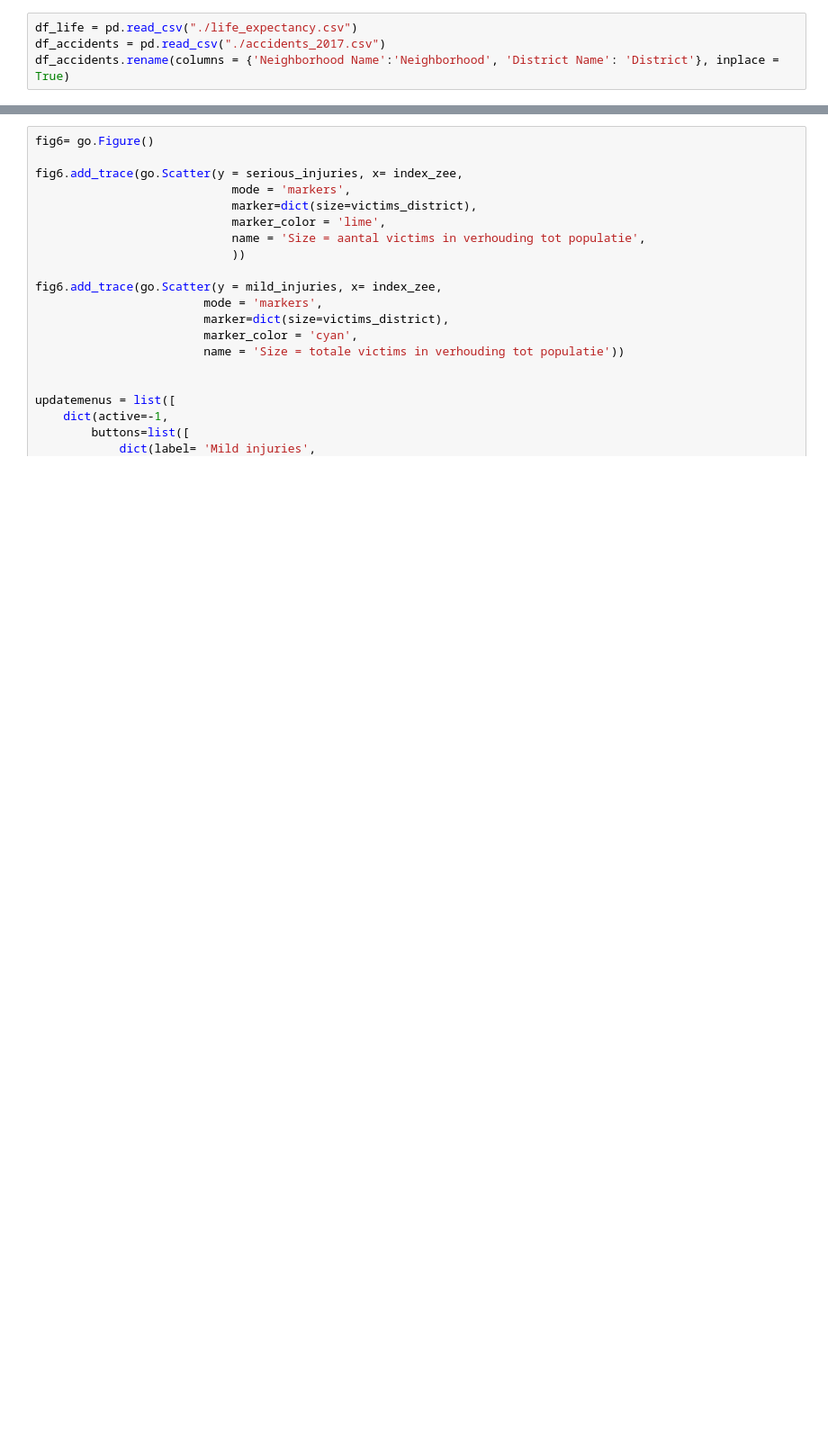
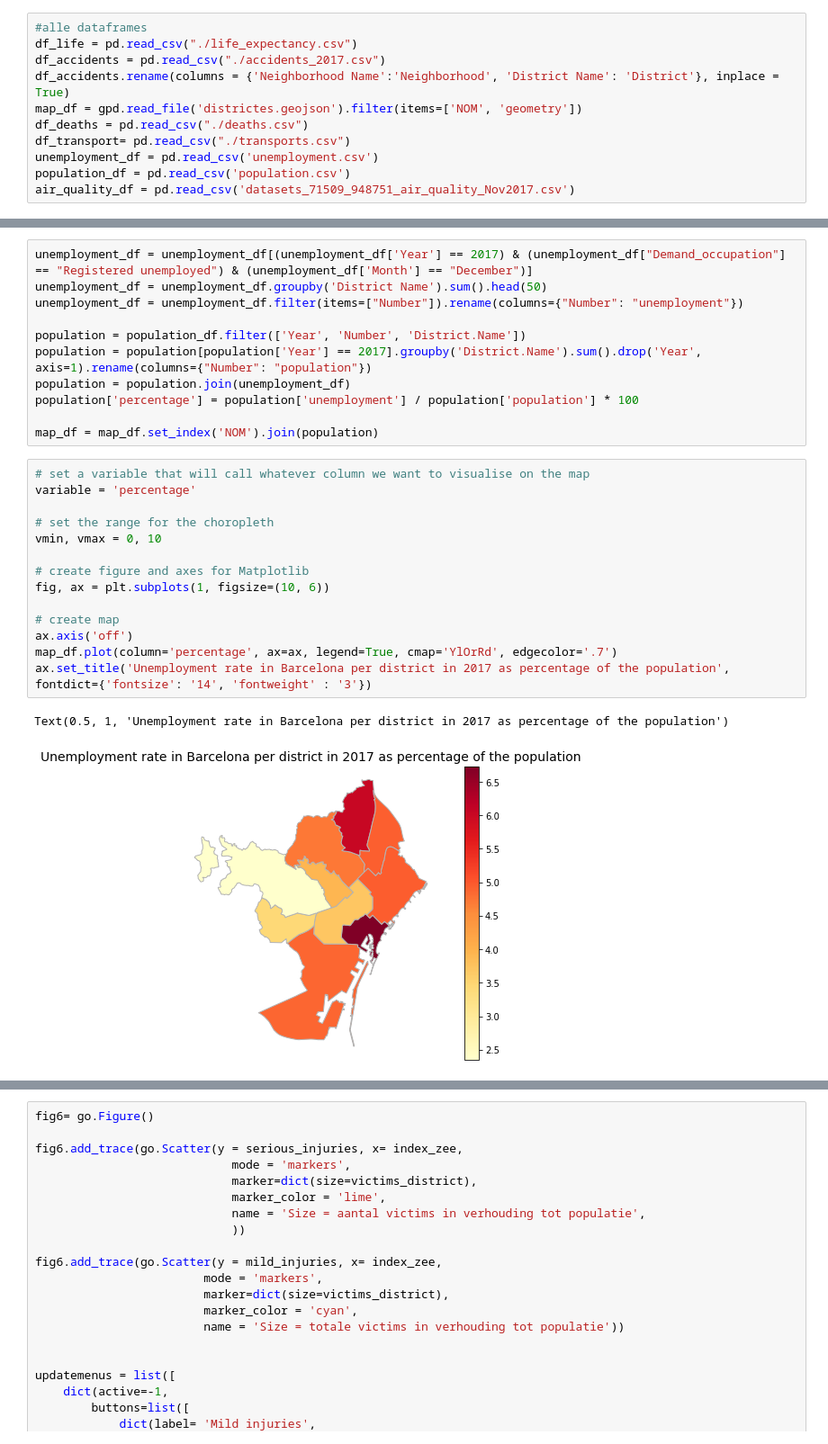
Before and after one commit to sanderoud/Data-Stories, a Jupyter notebook: Data stories.ipynb, the cells around one changed output, grey strips where cells are left out. Shown: that part at 90% size. Cells and saved outputs as stored; diff of their text form; blank space fills up the shorter version.

```diff
--- a/Data stories.ipynb
+++ b/Data stories.ipynb
@@ -11,4 +28,11 @@ pd.set_option('display.width', None)
 # %%
+#alle dataframes
 df_life = pd.read_csv("./life_expectancy.csv")
 df_accidents = pd.read_csv("./accidents_2017.csv")
 df_accidents.rename(columns = {'Neighborhood Name':'Neighborhood', 'District Name': 'District'}, inplace = True)
+map_df = gpd.read_file('districtes.geojson').filter(items=['NOM', 'geometry'])
+df_deaths = pd.read_csv("./deaths.csv")
+df_transport= pd.read_csv("./transports.csv")
+unemployment_df = pd.read_csv('unemployment.csv')
+population_df = pd.read_csv('population.csv')
+air_quality_df = pd.read_csv('datasets_71509_948751_air_quality_Nov2017.csv')
@@ -14,0 +43,28 @@ df_accidents.rename(columns = {'Neighborhood Name':'Neighborhood', 'District Nam
+# %%
+unemployment_df = unemployment_df[(unemployment_df['Year'] == 2017) & (unemployment_df["Demand_occupation"] == "Registered unemployed") & (unemployment_df['Month'] == "December")]
+unemployment_df = unemployment_df.groupby('District Name').sum().head(50)
+unemployment_df = unemployment_df.filter(items=["Number"]).rename(columns={"Number": "unemployment"})
+
+population = population_df.filter(['Year', 'Number', 'District.Name'])
+population = population[population['Year'] == 2017].groupby('District.Name').sum().drop('Year', axis=1).rename(columns={"Number": "population"})
+population = population.join(unemployment_df)
+population['percentage'] = population['unemployment'] / population['population'] * 100
+
+map_df = map_df.set_index('NOM').join(population)
+# %%
+# set a variable that will call whatever column we want to visualise on the map
+variable = 'percentage'
+
+# set the range for the choropleth
+vmin, vmax = 0, 10
+
+# create figure and axes for Matplotlib
+fig, ax = plt.subplots(1, figsize=(10, 6))
+
+# create map
+ax.axis('off')
+map_df.plot(column='percentage', ax=ax, legend=True, cmap='YlOrRd', edgecolor='.7')
+ax.set_title('Unemployment rate in Barcelona per district in 2017 as percentage of the population', fontdict={'fontsize': '14', 'fontweight' : '3'})
+# %% [output]
+Text(0.5, 1, 'Unemployment rate in Barcelona per district in 2017 as percentage of the population')
+[figure, added]
```
Also changed, not shown: parts of 20 cells of this notebook, 2 other files.
